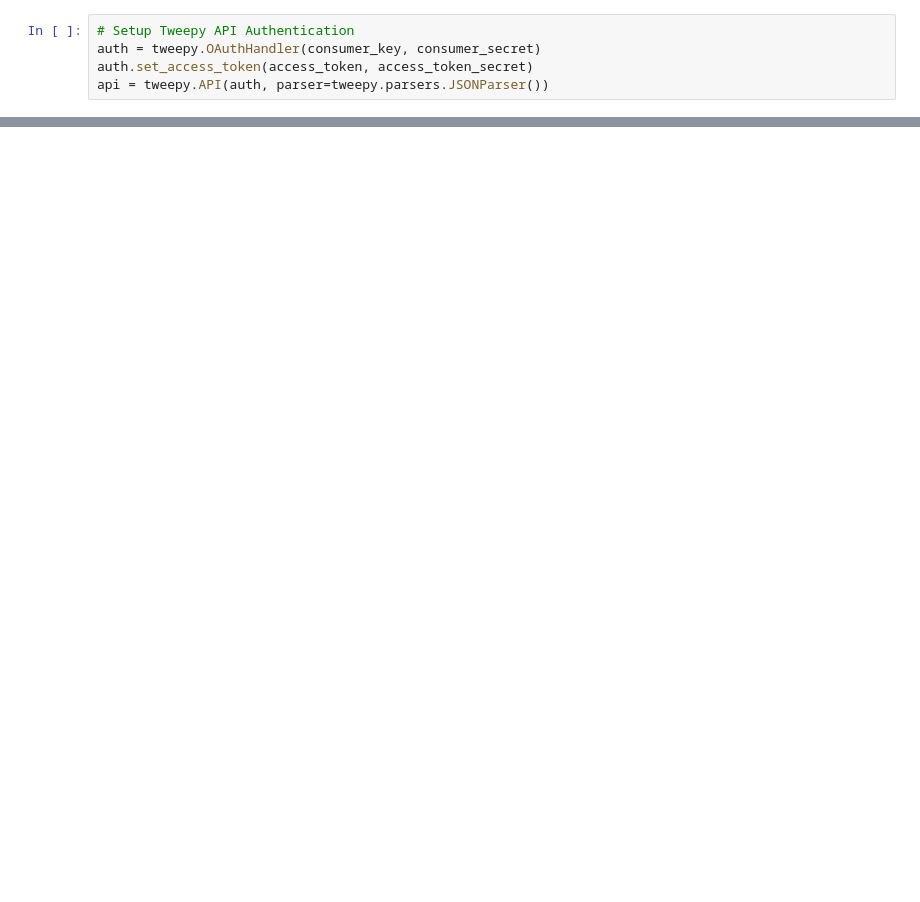
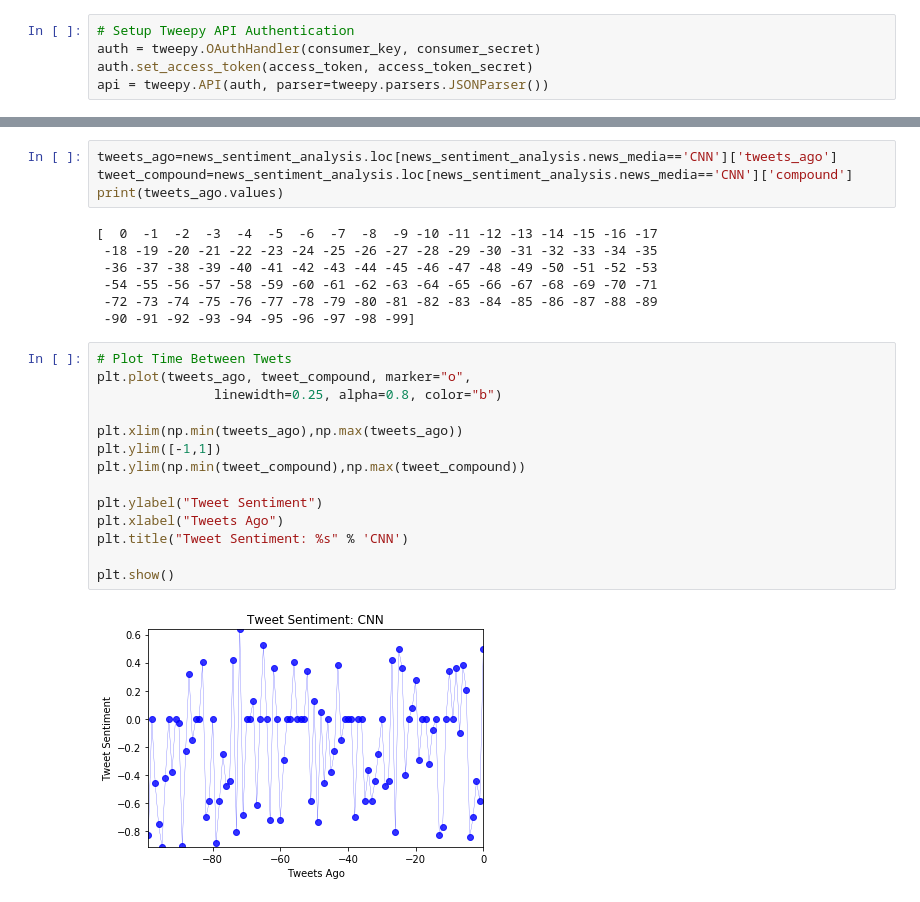
Before and after one commit to Umu2509/Twitter_Sentiment, a Jupyter notebook: Twitter_Sentiment.ipynb, the cells around one changed output, grey strips where cells are left out. Drawn from its saved outputs; the diff is of its cells as text; blank space fills up the shorter version.

```diff
--- a/Twitter_Sentiment.ipynb
+++ b/Twitter_Sentiment.ipynb
@@ -94,0 +123,27 @@ print(tweets_ago.values)
+# %%
+tweets_ago=news_sentiment_analysis.loc[news_sentiment_analysis.news_media=='CNN']['tweets_ago']
+tweet_compound=news_sentiment_analysis.loc[news_sentiment_analysis.news_media=='CNN']['compound']
+print(tweets_ago.values)
+# %% [output]
+[  0  -1  -2  -3  -4  -5  -6  -7  -8  -9 -10 -11 -12 -13 -14 -15 -16 -17
+ -18 -19 -20 -21 -22 -23 -24 -25 -26 -27 -28 -29 -30 -31 -32 -33 -34 -35
+ -36 -37 -38 -39 -40 -41 -42 -43 -44 -45 -46 -47 -48 -49 -50 -51 -52 -53
+ -54 -55 -56 -57 -58 -59 -60 -61 -62 -63 -64 -65 -66 -67 -68 -69 -70 -71
+ -72 -73 -74 -75 -76 -77 -78 -79 -80 -81 -82 -83 -84 -85 -86 -87 -88 -89
+ -90 -91 -92 -93 -94 -95 -96 -97 -98 -99]
+# %%
+# Plot Time Between Twets
+plt.plot(tweets_ago, tweet_compound, marker="o",
+               linewidth=0.25, alpha=0.8, color="b")
+
+plt.xlim(np.min(tweets_ago),np.max(tweets_ago))
+plt.ylim([-1,1])
+plt.ylim(np.min(tweet_compound),np.max(tweet_compound))
+
+plt.ylabel("Tweet Sentiment")
+plt.xlabel("Tweets Ago")
+plt.title("Tweet Sentiment: %s" % 'CNN')
+
+plt.show()
+# %% [output]
+[figure, added]
```
Also changed, not shown: parts of 18 cells of this notebook.
